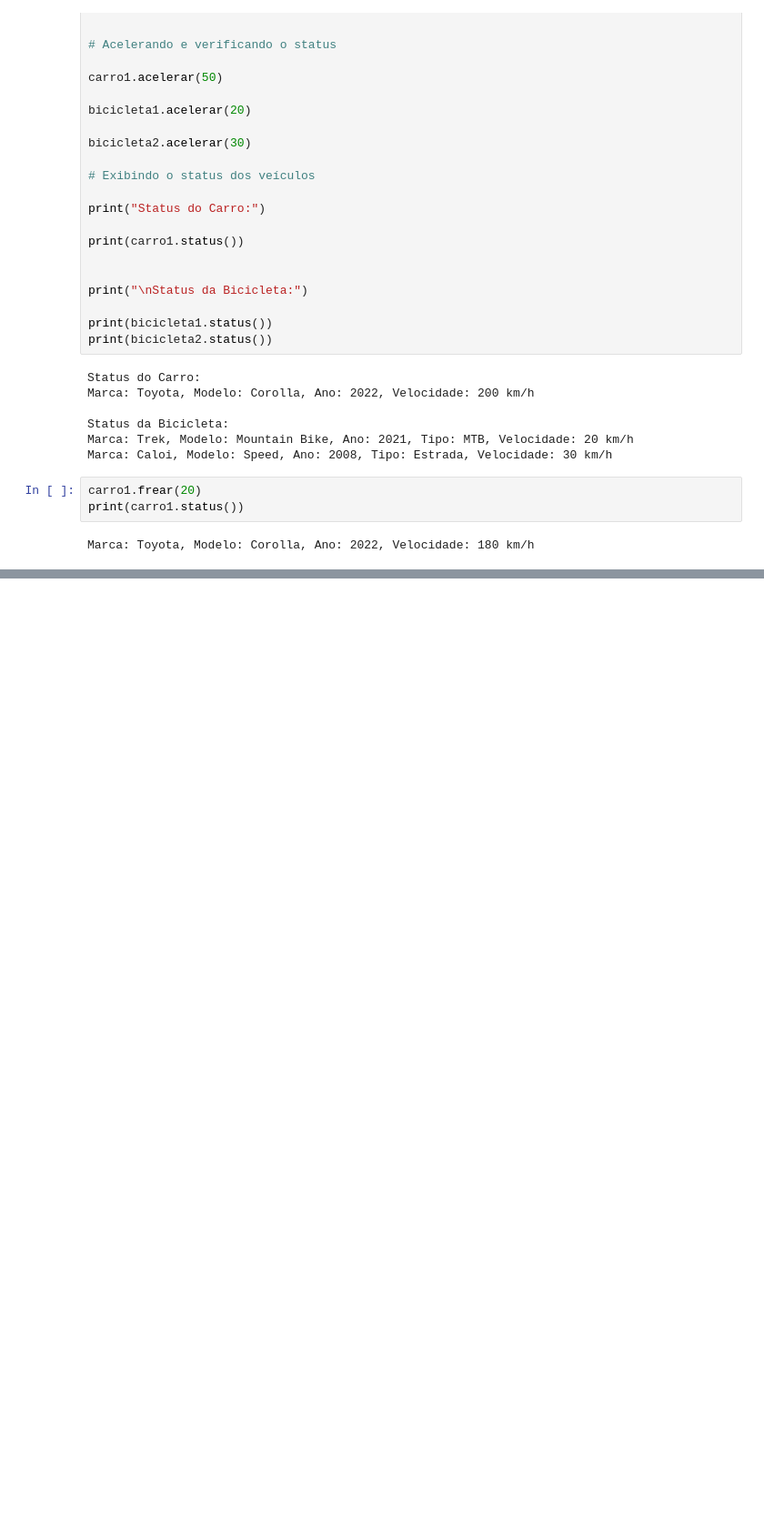
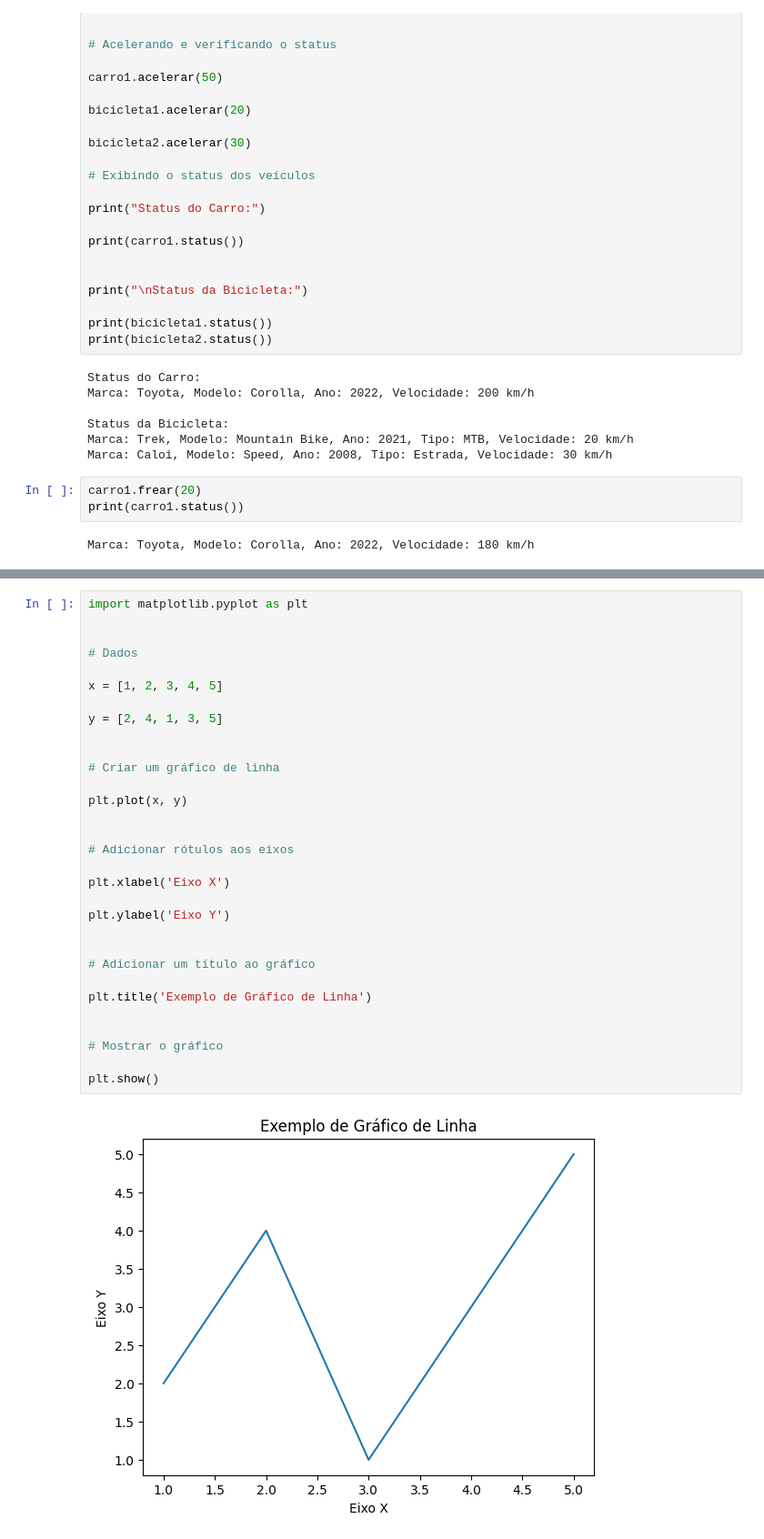
Before and after one commit to HelleLuci/Unopar_Linguagem_Progamacao, a Jupyter notebook: LP_UNID_2.ipynb, the cells around one changed output, grey strips where cells are left out. Shown at 91% size. Saved outputs shown, nothing was run; the diff lists cells and outputs as text; blank space fills up the shorter version.

Commit message:
feat: aula 4 bibliotecas e módulos, criando imagens com matplotlib

```diff
--- a/LP_UNID_2.ipynb
+++ b/LP_UNID_2.ipynb
@@ -388,0 +427,33 @@ Marca: Toyota, Modelo: Corolla, Ano: 2022, Velocidade: 180 km/h
+# %%
+import matplotlib.pyplot as plt
+
+
+# Dados
+
+x = [1, 2, 3, 4, 5]
+
+y = [2, 4, 1, 3, 5]
+
+
+# Criar um gráfico de linha
+
+plt.plot(x, y)
+
+
+# Adicionar rótulos aos eixos
+
+plt.xlabel('Eixo X')
+
+plt.ylabel('Eixo Y')
+
+
+# Adicionar um título ao gráfico
+
+plt.title('Exemplo de Gráfico de Linha')
+
+
+# Mostrar o gráfico
+
+plt.show()
+# %% [output]
+[figure, added]
```
Also changed, not shown: parts of 5 cells of this notebook.
